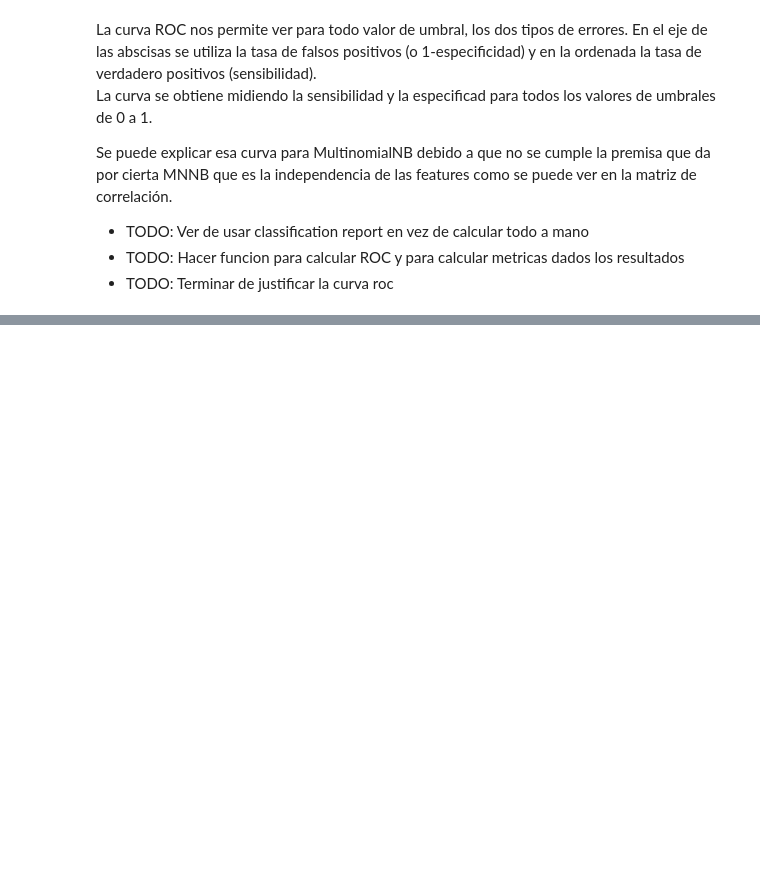
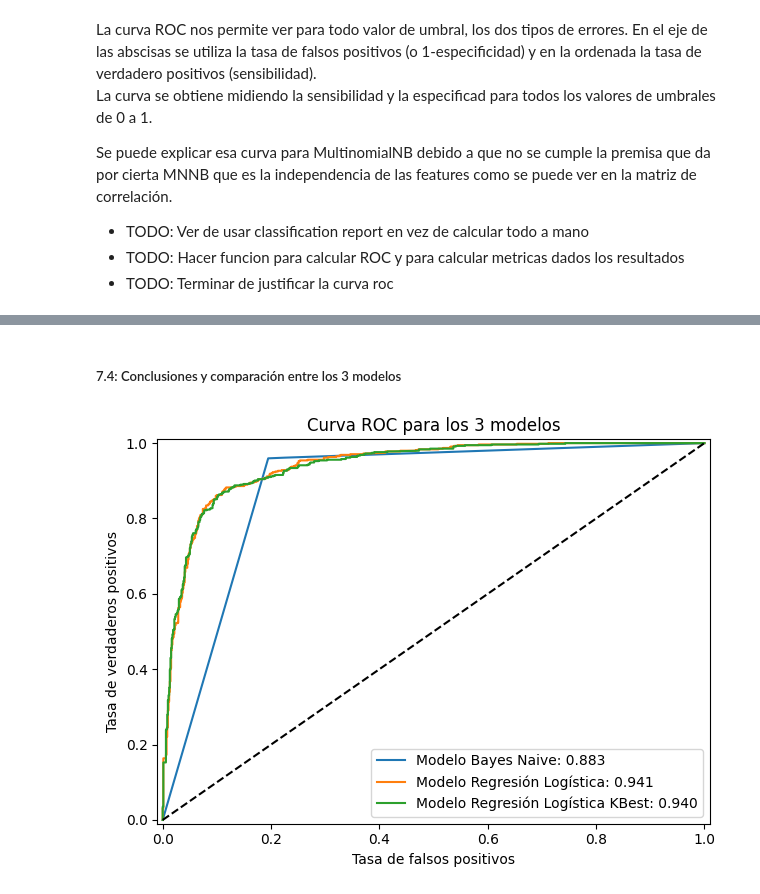
Before and after one commit to FIUBA-CEIA-18Co2024/IIA-TP3, a Jupyter notebook: notebook.ipynb, the cells around one changed output, grey strips where cells are left out. Drawn from its saved outputs; the diff is of its cells as text; code cells hidden in the pictures; blank space fills up the shorter version.

Commit message:
final version and conclusions

```diff
--- a/notebook.ipynb
+++ b/notebook.ipynb
@@ -513,0 +501,15 @@ plt.tight_layout();
+# %%
+k = 49  # numero de features a seleccionar
+selector = SelectKBest(score_func=chi2, k=k)
+
+X_train_kbest = selector.fit_transform(X_train_scaled, y_train)
+X_test_kbest = selector.transform(X_test_scaled)
+
+# Obtenemos listado de features filtradas
+selected_indices = selector.get_support(indices=True)
+selected_features = X_train.columns[selected_indices]
+all_features = X_train.columns
+removed_features = all_features.difference(selected_features)
+
+print(f"Cantidad de Features removidas: {len(removed_features)}\nFeatures removidas por KBest: {removed_features}")
+print(f"Features seleccionadas por KBest: {selected_features}")
@@ -513,0 +537,29 @@ plt.tight_layout();
+# %% [markdown]
+##### 7.4: Conclusiones y comparación entre los 3 modelos
+# %%
+del model
+model = LogisticRegression()
+model.fit(X_train_kbest, y_train)
+
+y_pred = model.predict(X_test_kbest)
+y_prob = model.predict_proba(X_test_kbest)[:, -1]
+
+fpr, tpr, _ = roc_curve(y_test, y_prob)
+fpr_bayes_naive, tpr_bayes_naive, _ = roc_curve(y_test, prob_nb)
+fpr_regresion_logistica, tpr_regresion_logistica, _ = roc_curve(y_test, prob_lr)
+
+
+plt.plot(fpr_bayes_naive, tpr_bayes_naive, label=f"Modelo Bayes Naive: {auc(fpr_bayes_naive, tpr_bayes_naive):.3f}")
+plt.plot(fpr_regresion_logistica, tpr_regresion_logistica, label=f"Modelo Regresión Logística: {auc(fpr_regresion_logistica, tpr_regresion_logistica):.3f}")
+plt.plot(fpr, tpr, label=f"Modelo Regresión Logística KBest: {auc(fpr, tpr):.3f}")
+plt.xlim([-0.01, 1.01])
+plt.ylim([-0.01, 1.01])
+plt.title("Curva ROC para los 3 modelos")
+plt.xlabel("Tasa de falsos positivos")
+plt.ylabel("Tasa de verdaderos positivos")
+plt.plot([0, 1], [0, 1], 'k--')
+
+plt.legend()
+plt.tight_layout();
+# %% [output]
+[figure, added]
```
Also changed, not shown: parts of 28 cells of this notebook.
